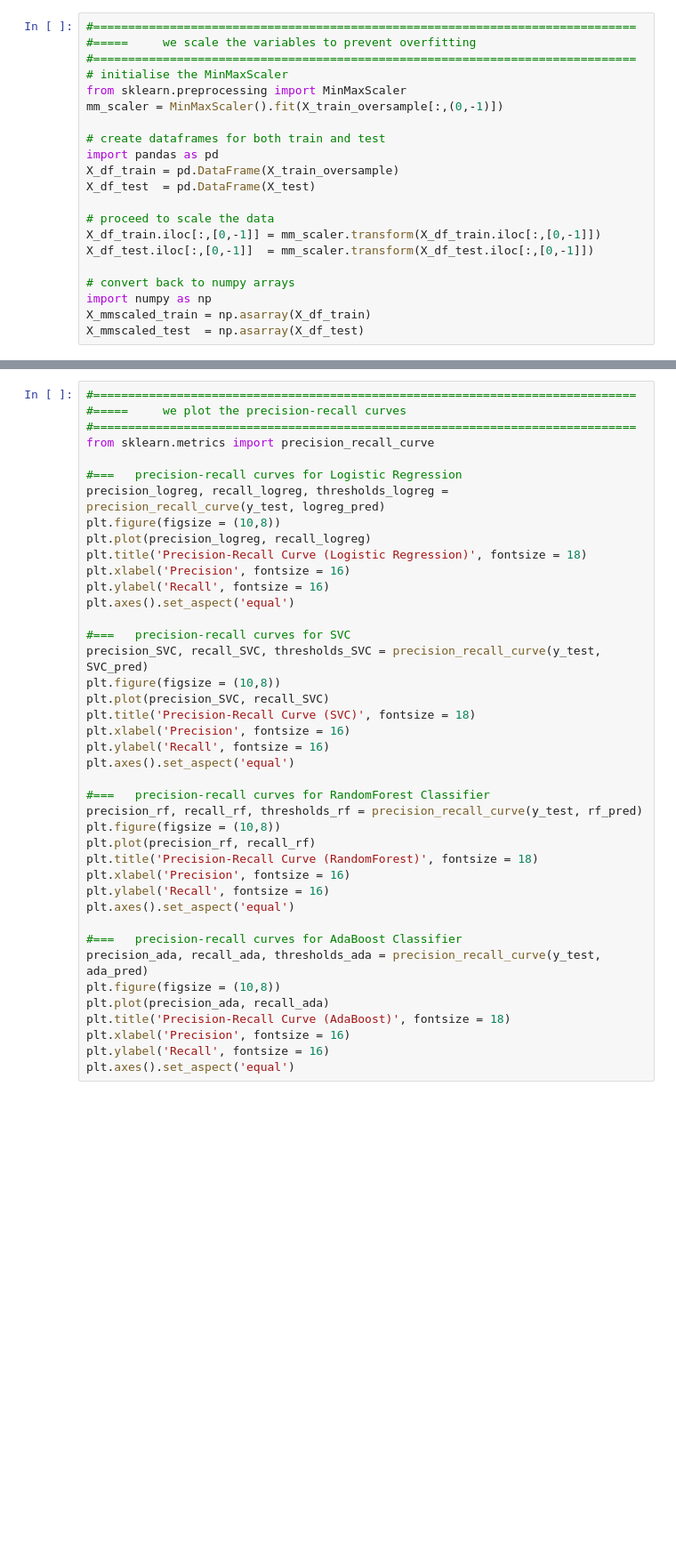
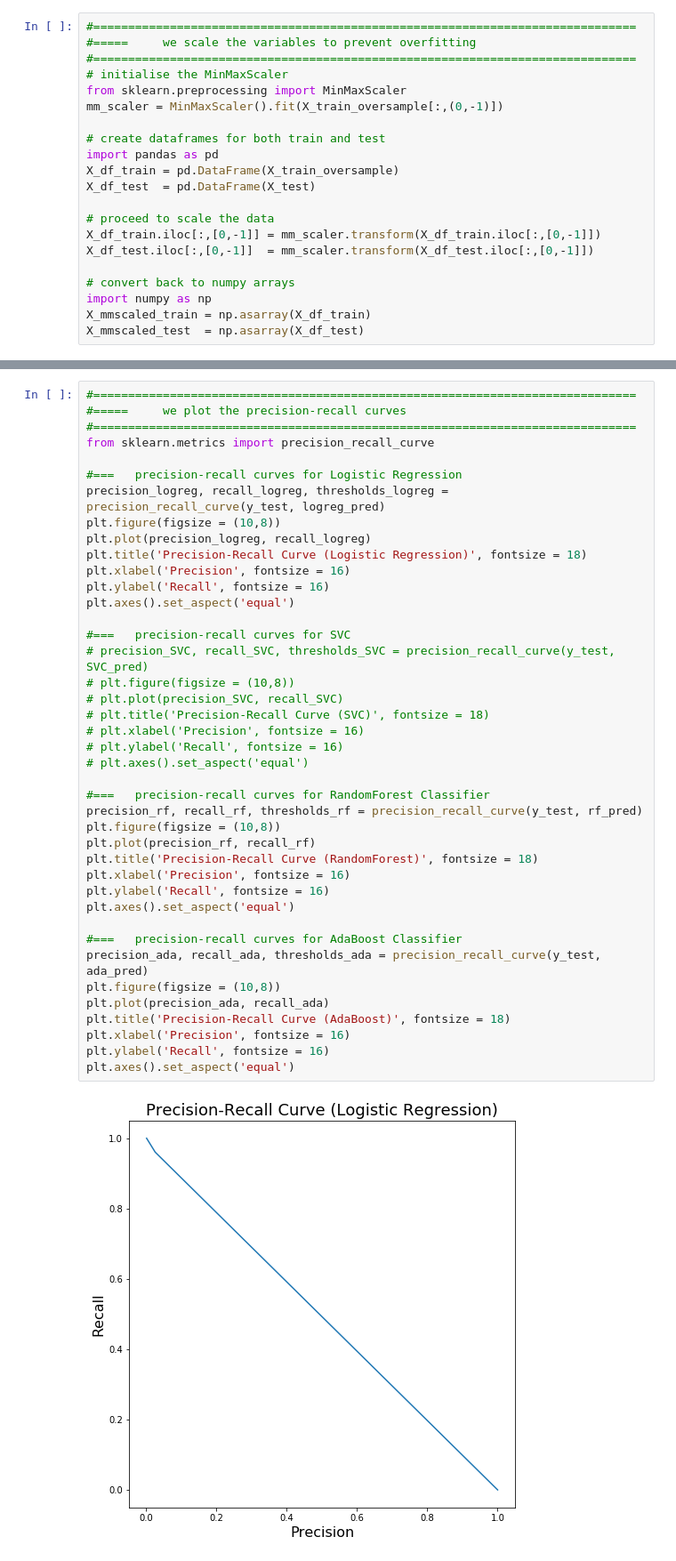
Before and after one commit to KelvinHwee/Machine-Learning, a Jupyter notebook: credit_card_fraud_detection.ipynb, the cells around one changed output, grey strips where cells are left out. Shown at 89% size. Saved outputs shown, nothing was run; the diff lists cells and outputs as text; blank space fills up the shorter version.

```diff
--- a/credit_card_fraud_detection.ipynb
+++ b/credit_card_fraud_detection.ipynb
@@ -305,37 +332,39 @@ plt.legend(loc = 'lower right', fontsize = 13)
 from sklearn.metrics import precision_recall_curve
 
 #===   precision-recall curves for Logistic Regression
 precision_logreg, recall_logreg, thresholds_logreg = precision_recall_curve(y_test, logreg_pred)
 plt.figure(figsize = (10,8))
 plt.plot(precision_logreg, recall_logreg)
 plt.title('Precision-Recall Curve (Logistic Regression)', fontsize = 18)
 plt.xlabel('Precision', fontsize = 16)
 plt.ylabel('Recall', fontsize = 16)
 plt.axes().set_aspect('equal')
 
 #===   precision-recall curves for SVC
-precision_SVC, recall_SVC, thresholds_SVC = precision_recall_curve(y_test, SVC_pred)
-plt.figure(figsize = (10,8))
-plt.plot(precision_SVC, recall_SVC)
-plt.title('Precision-Recall Curve (SVC)', fontsize = 18)
-plt.xlabel('Precision', fontsize = 16)
-plt.ylabel('Recall', fontsize = 16)
-plt.axes().set_aspect('equal')
+# precision_SVC, recall_SVC, thresholds_SVC = precision_recall_curve(y_test, SVC_pred)
+# plt.figure(figsize = (10,8))
+# plt.plot(precision_SVC, recall_SVC)
+# plt.title('Precision-Recall Curve (SVC)', fontsize = 18)
+# plt.xlabel('Precision', fontsize = 16)
+# plt.ylabel('Recall', fontsize = 16)
+# plt.axes().set_aspect('equal')
 
 #===   precision-recall curves for RandomForest Classifier
 precision_rf, recall_rf, thresholds_rf = precision_recall_curve(y_test, rf_pred)
 plt.figure(figsize = (10,8))
 plt.plot(precision_rf, recall_rf)
 plt.title('Precision-Recall Curve (RandomForest)', fontsize = 18)
 plt.xlabel('Precision', fontsize = 16)
 plt.ylabel('Recall', fontsize = 16)
 plt.axes().set_aspect('equal')
 
 #===   precision-recall curves for AdaBoost Classifier
 precision_ada, recall_ada, thresholds_ada = precision_recall_curve(y_test, ada_pred)
 plt.figure(figsize = (10,8))
 plt.plot(precision_ada, recall_ada)
 plt.title('Precision-Recall Curve (AdaBoost)', fontsize = 18)
 plt.xlabel('Precision', fontsize = 16)
 plt.ylabel('Recall', fontsize = 16)
 plt.axes().set_aspect('equal')
+# %% [output]
+[figure, added]
```
Also changed, not shown: parts of 6 cells of this notebook.
